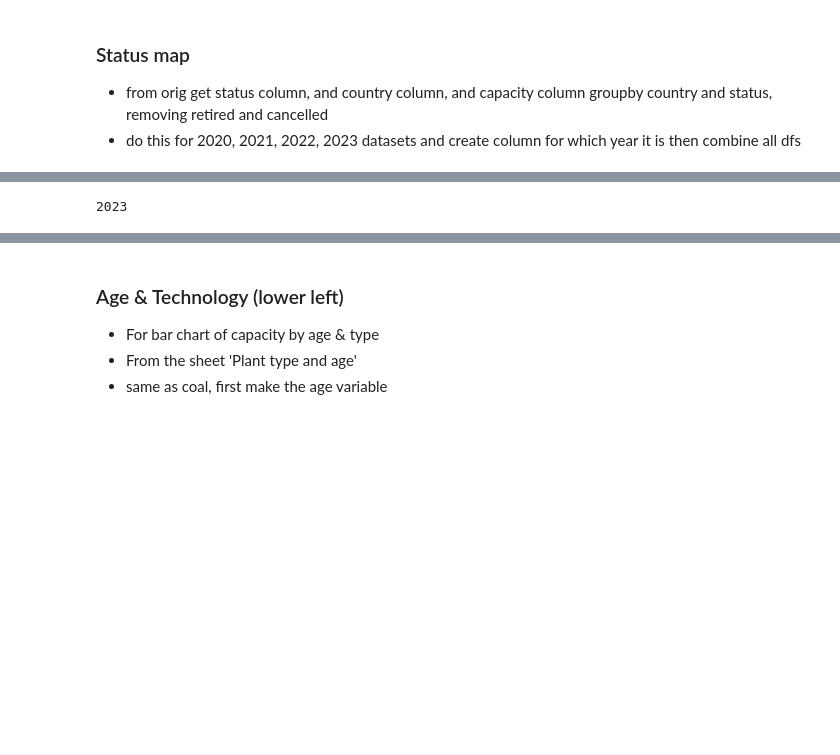
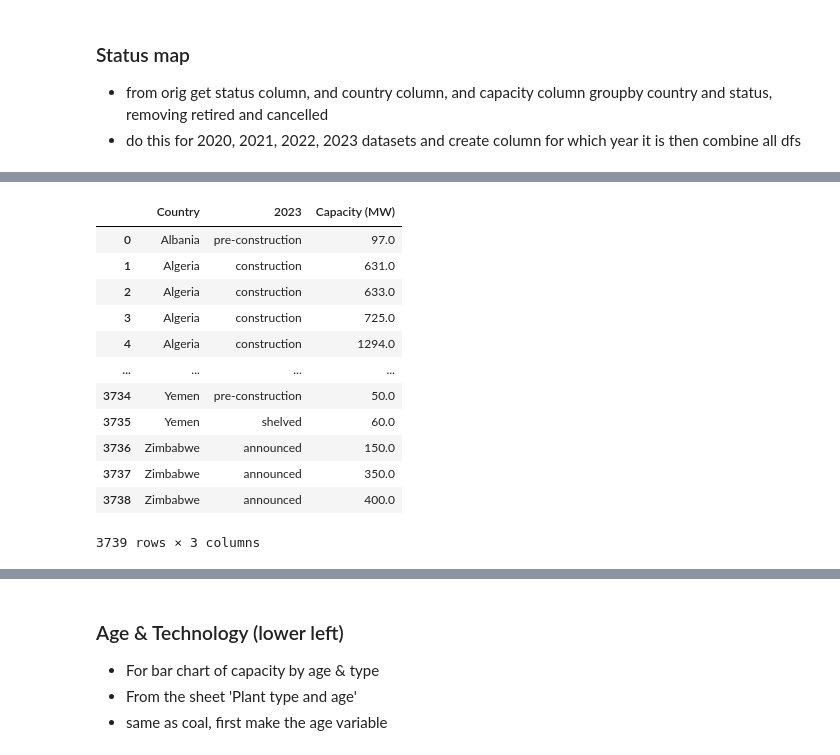
Before and after one commit to GlobalEnergyMonitor/GOGPT-dashboard, a Jupyter notebook: Gas plants dashboard - pre-process data.ipynb, the cells around one changed output, grey strips where cells are left out. Drawn from its saved outputs; the diff is of its cells as text; code cells hidden in the pictures; blank space fills up the shorter version.

```diff
--- a/Gas plants dashboard - pre-process data.ipynb
+++ b/Gas plants dashboard - pre-process data.ipynb
@@ -245,0 +318,16 @@ gogpt_status_uncondensed
+# %%
+gogpt_orig_status_1
+# %% [output]
+|  | Country | 2023 | Capacity (MW) |
+| 0 | Albania | pre-construction | 97.0 |
+| 1 | Algeria | construction | 631.0 |
+| 2 | Algeria | construction | 633.0 |
+| 3 | Algeria | construction | 725.0 |
+| 4 | Algeria | construction | 1294.0 |
+| ... | ... | ... | ... |
+| 3734 | Yemen | pre-construction | 50.0 |
+| 3735 | Yemen | shelved | 60.0 |
+| 3736 | Zimbabwe | announced | 150.0 |
+| 3737 | Zimbabwe | announced | 350.0 |
+| 3738 | Zimbabwe | announced | 400.0 |
+3739 rows × 3 columns
@@ -246,16 +342,13 @@ gogpt_status_uncondensed
 # %%
-gogpt_status_uncondensed
-version_month = gogpt_status_uncondensed['Version month'].values[0]
+# version_month = gogpt_status_uncondensed_merged['Version month'].values[0]
 
-version_year = gogpt_status_uncondensed['Version year'].values[0]
-# if version_month >= 6:
-#     version_year = version_year + .5
-# else:
-#     pass
-print(version_year)
-gogpt_status_uncondensed = gogpt_status_uncondensed[['Country', 'Capacity (MW)', 'Status']].copy()
+# version_year = gogpt_status_uncondensed['Version year'].values[0]
+# # if version_month >= 6:
+# #     version_year = version_year + .5
+# # else:
+# #     pass
+# print(version_year)
+# gogpt_status_uncondensed = gogpt_status_uncondensed[['Country', 'Capacity (MW)', 'Status']].copy()
-# %% [output]
-2023
 # %%
 # gogpt_status_uncondensed['Capacity (MW)'] = gogpt_status_uncondensed['Capacity (MW)'].fillna(1).replace('not found', 1)
 
```
Also changed, not shown: parts of 21 cells of this notebook, 6 other files.
